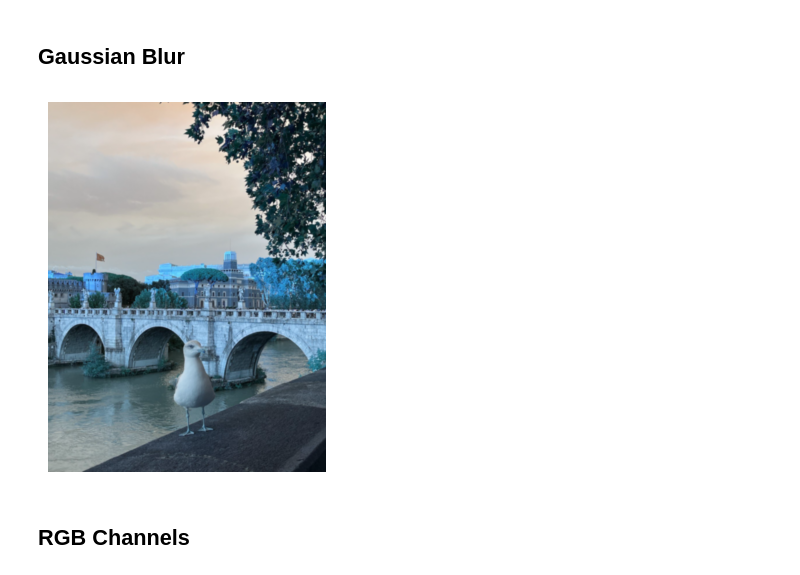
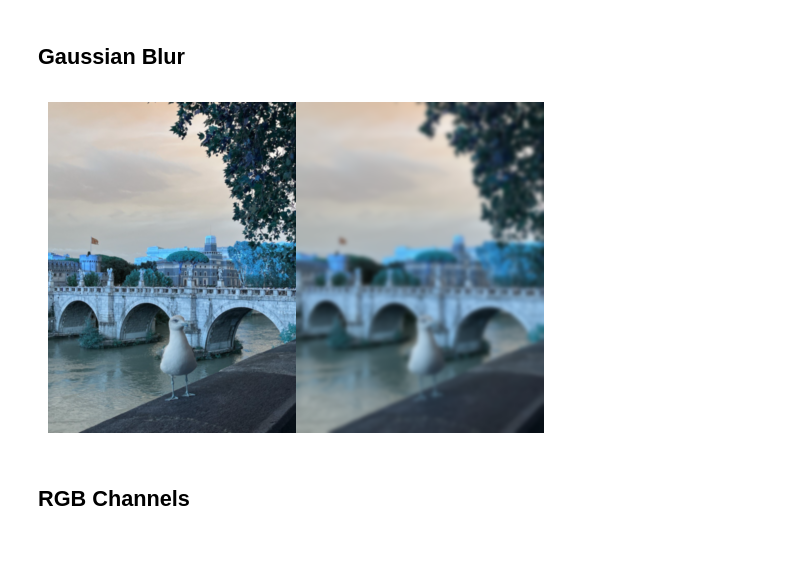
Before and after one commit to chunwee/Image-Processing, a Jupyter notebook: image_processing.ipynb, the cells around one changed output. Drawn from its saved outputs; the diff is of its cells as text; code cells hidden in the pictures; blank space fills up the shorter version.

```diff
--- a/image_processing.ipynb
+++ b/image_processing.ipynb
@@ -20,11 +20,21 @@ display_img(image)
 [figure]
 # %% [markdown]
 ## Gaussian Blur
-# %%
-image_gblur = cv2.GaussianBlur(image, (7,7),0)
-display_img(image_gblur)
-# %% [output]
-[figure, removed]
+# %%
+image_gblur = cv2.GaussianBlur(image, (7,7),0)
+image_gblur2 = cv2.GaussianBlur(image, (49,49),0)
+
+# Side by side images for easier viewing
+fig, ax = plt.subplots(1,2)
+ax[0].imshow(image_gblur)
+ax[0].axis('off')
+
+ax[1].imshow(image_gblur2)
+ax[1].axis('off')
+
+plt.subplots_adjust(wspace=0, hspace=0)
+# %% [output]
+[figure, added]
 # %% [markdown]
 ## RGB Channels
 # %%
```
Also changed, not shown: parts of 2 cells of this notebook.
